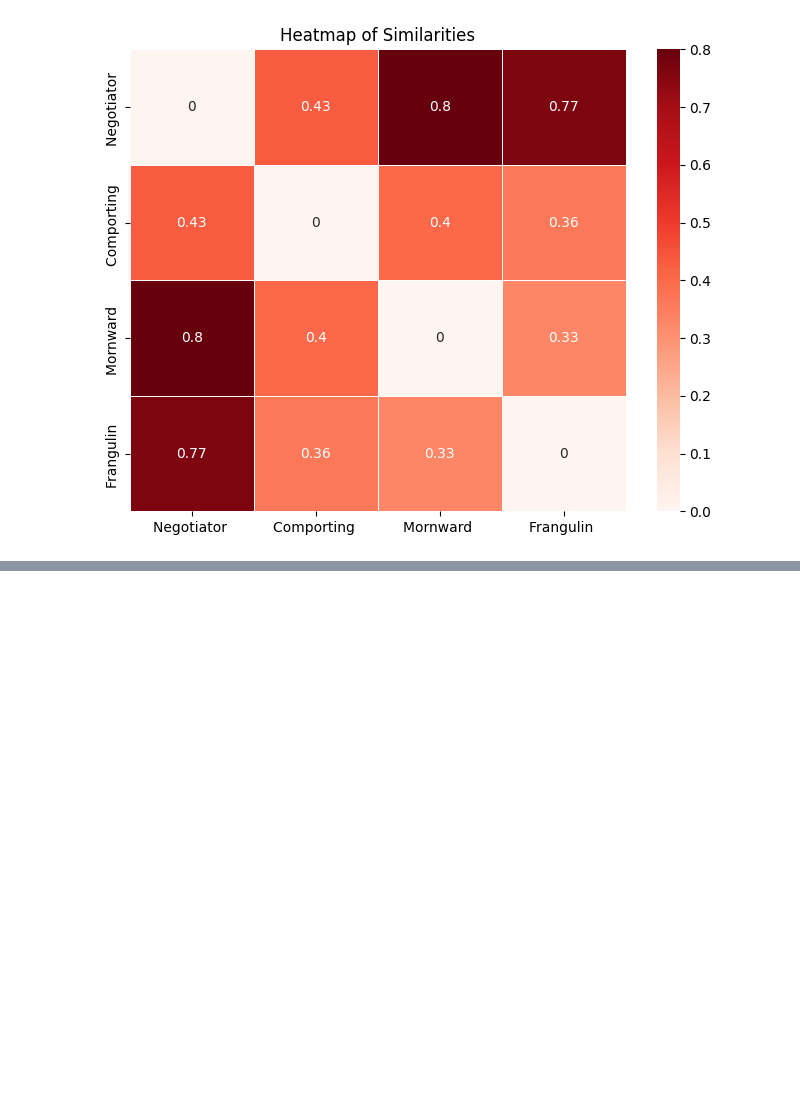
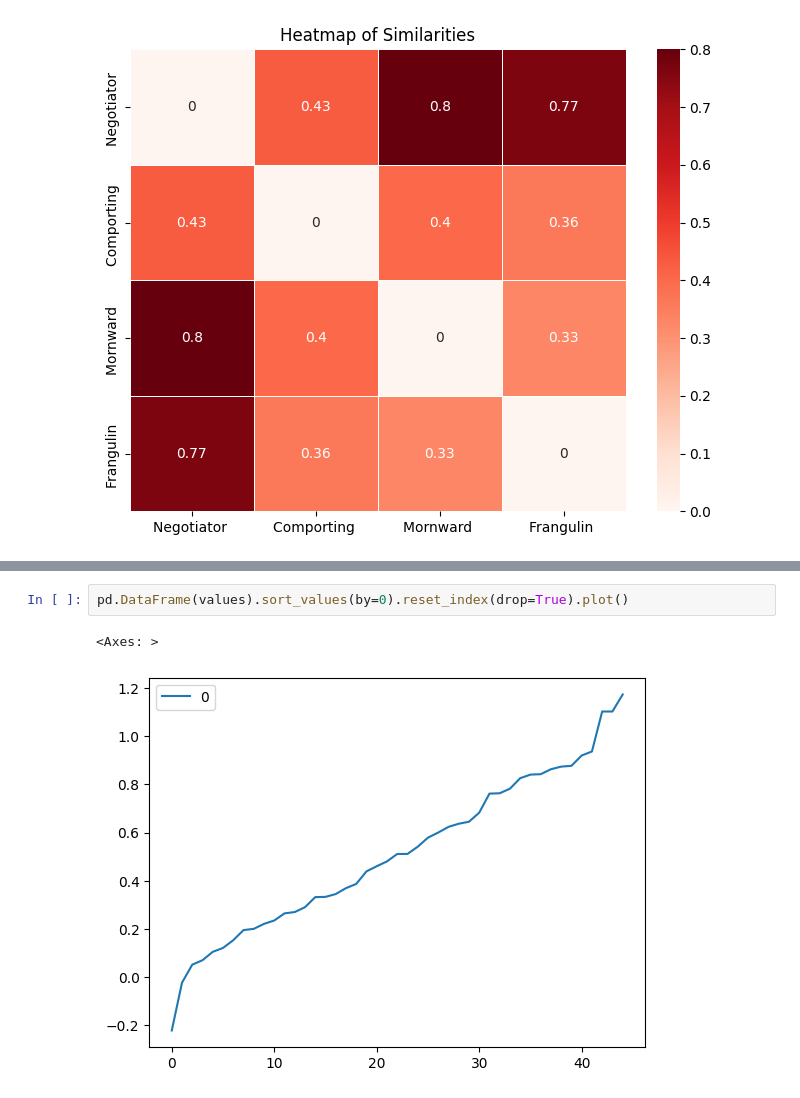
Before and after one commit to mahdinasseri/Normalized-Google-Distance, a Jupyter notebook: main.ipynb, the cells around one changed output, grey strips where cells are left out. Cells and saved outputs as stored; diff of their text form; blank space fills up the shorter version.

```diff
--- a/main.ipynb
+++ b/main.ipynb
@@ -91,0 +133,5 @@ pd.DataFrame(mean_Values).plot()
+# %%
+pd.DataFrame(values).sort_values(by=0).reset_index(drop=True).plot()
+# %% [output]
+<Axes: >
+[figure, added]
```
Also changed, not shown: parts of 6 cells of this notebook.
